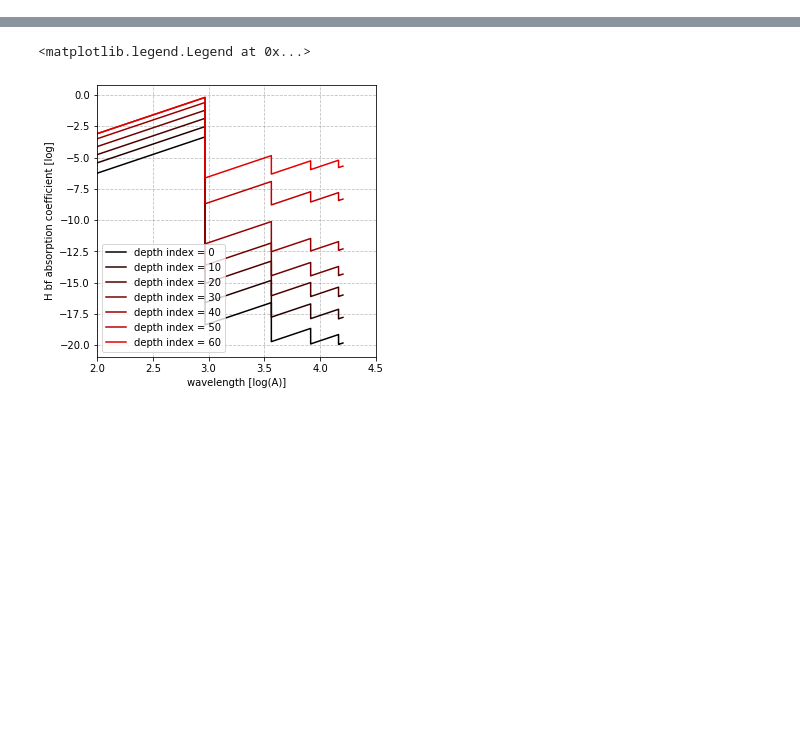
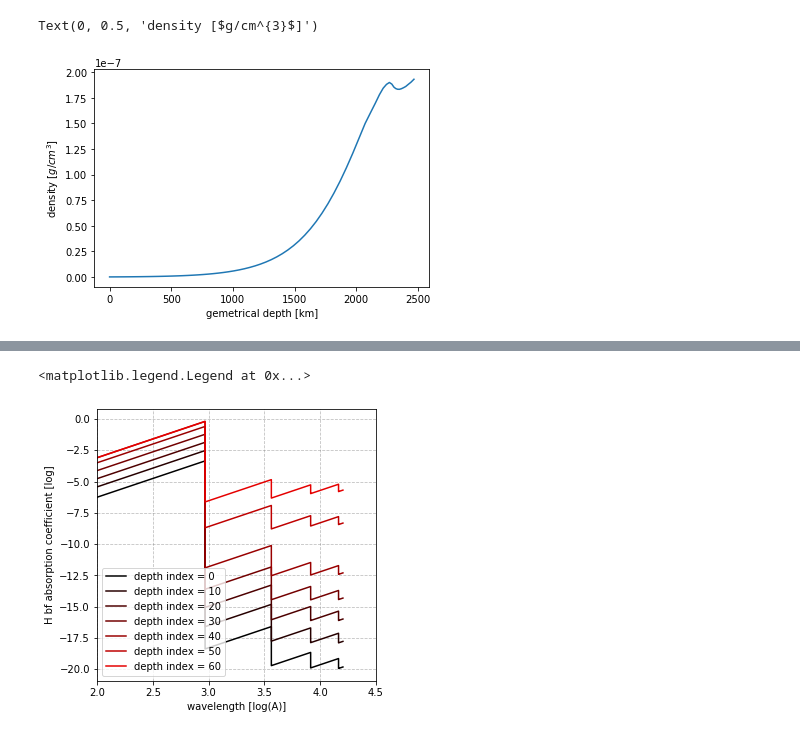
Before and after one commit to eunheeko/stellar_astrophysics, a Jupyter notebook: hw3&hw4.ipynb, the cells around one changed output, grey strips where cells are left out. Drawn from its saved outputs; the diff is of its cells as text; code cells hidden in the pictures; blank space fills up the shorter version.

```diff
--- a/hw3&hw4.ipynb
+++ b/hw3&hw4.ipynb
@@ -105,0 +147,8 @@ for i in range(1,64):
+# %%
+#깊이에 따른 중력
+plt.plot(z, rho)
+plt.xlabel('gemetrical depth [km]')
+plt.ylabel(r'density [$g/cm^{3}$]')
+# %% [output]
+Text(0, 0.5, 'density [$g/cm^{3}$]')
+[figure, added]
```
Also changed, not shown: parts of 77 cells of this notebook.
